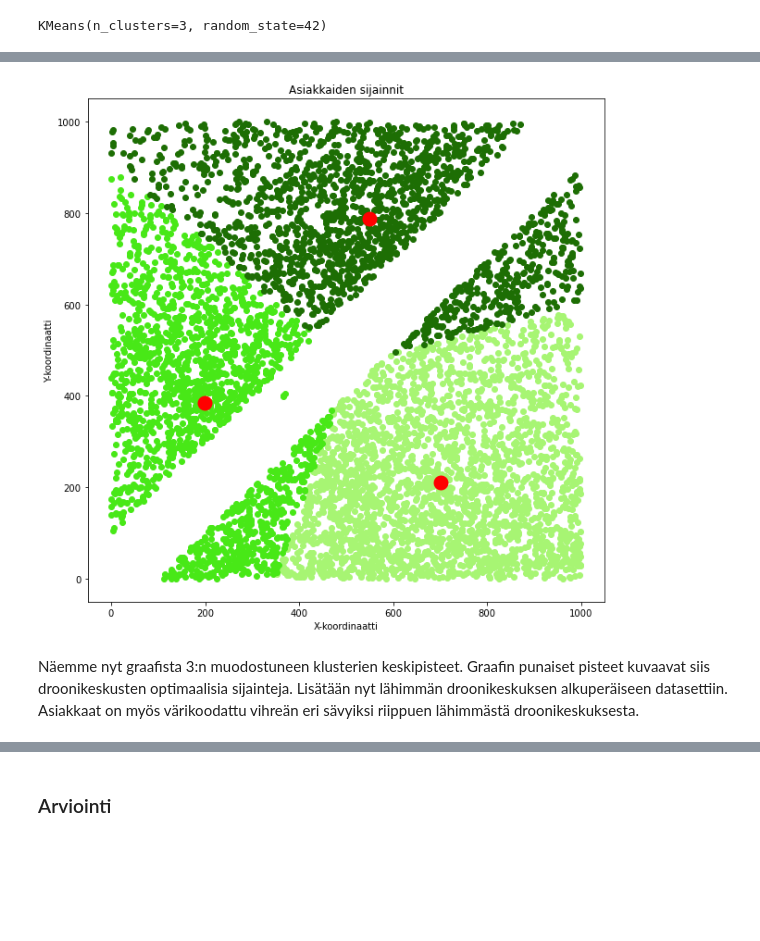
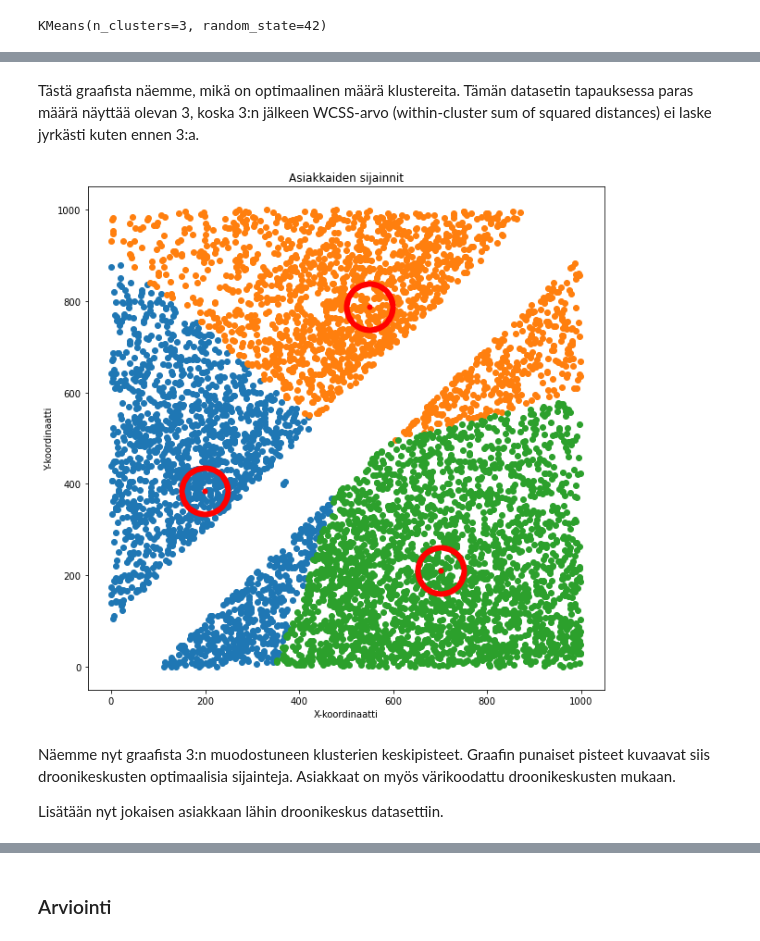
Before and after one commit to kassu11/machine-learning-AMK, a Jupyter notebook: Clustering_and_association_rule_mining/Clustering_and_association.ipynb, the cells around one changed output, grey strips where cells are left out. Saved outputs shown, nothing was run; the diff lists cells and outputs as text; code cells hidden in the pictures; blank space fills up the shorter version.

Commit message:
add graphs n stuff

```diff
--- a/Clustering_and_association_rule_mining/Clustering_and_association.ipynb
+++ b/Clustering_and_association_rule_mining/Clustering_and_association.ipynb
@@ -66,8 +66,8 @@ df_cust.head()
 ### Mallinnus
 # %%
 from sklearn.cluster import KMeans
-
-model_k = KMeans(n_clusters=3, random_state=42)
+n = 3
+model_k = KMeans(n_clusters=n, random_state=42)
 model_k.fit(df_cust)
 # %% [output]
 KMeans(n_clusters=3, random_state=42)
@@ -79,0 +80,10 @@ array([[702.02220223, 211.26010395],
+# %%
+wcss = []
+for i in range(1,11):
+    model = KMeans(init='random', n_clusters=i, random_state=42).fit(df_cust)
+    wcss.append(model.inertia_)
+
+plt.plot(range(1,11), wcss, 'o-')
+plt.xlabel('Number of clusters')
+plt.ylabel('WCSS')
+plt.show()
@@ -80,16 +92,19 @@ array([[702.02220223, 211.26010395],
+# %% [markdown]
+Tästä graafista näemme, mikä on optimaalinen määrä klustereita. Tämän datasetin tapauksessa paras määrä näyttää olevan 3, koska 3:n jälkeen WCSS-arvo (within-cluster sum of squared distances) ei laske jyrkästi kuten ennen 3:a.
 # %%
 # Create the scatter plot
 plt.figure(figsize=(10,10))
-plt.scatter(df_cust['x'][model_k.labels_==0], df_cust['y'][model_k.labels_==0], color="#a7f573")
-plt.scatter(df_cust['x'][model_k.labels_==1], df_cust['y'][model_k.labels_==1], color="#48e817")
-plt.scatter(df_cust['x'][model_k.labels_==2], df_cust['y'][model_k.labels_==2], color="#1d6e04")
-plt.scatter(model_k.cluster_centers_[:, 0], model_k.cluster_centers_[:, 1], color="red", linewidths=10)
+for i in range(n):
+    plt.scatter(df_cust['x'][model_k.labels_==i], df_cust['y'][model_k.labels_==i])
+plt.scatter(model_k.cluster_centers_[:, 0], model_k.cluster_centers_[:, 1], color="red", linewidths=50)
 plt.title('Asiakkaiden sijainnit')
 plt.xlabel('X-koordinaatti')
 plt.ylabel('Y-koordinaatti')
 plt.show()
 # %% [output]
-[figure, old version]
+[figure, new version]
 # %% [markdown]
-Näemme nyt graafista 3:n muodostuneen klusterien keskipisteet. Graafin punaiset pisteet kuvaavat siis droonikeskusten optimaalisia sijainteja. Lisätään nyt lähimmän droonikeskuksen alkuperäiseen datasettiin. Asiakkaat on myös värikoodattu vihreän eri sävyiksi riippuen lähimmästä droonikeskuksesta.
+Näemme nyt graafista 3:n muodostuneen klusterien keskipisteet. Graafin punaiset pisteet kuvaavat siis droonikeskusten optimaalisia sijainteja. Asiakkaat on myös värikoodattu droonikeskusten mukaan.
+
+Lisätään nyt jokaisen asiakkaan lähin droonikeskus datasettiin.
 # %%
```
Also changed, not shown: parts of 7 cells of this notebook.
